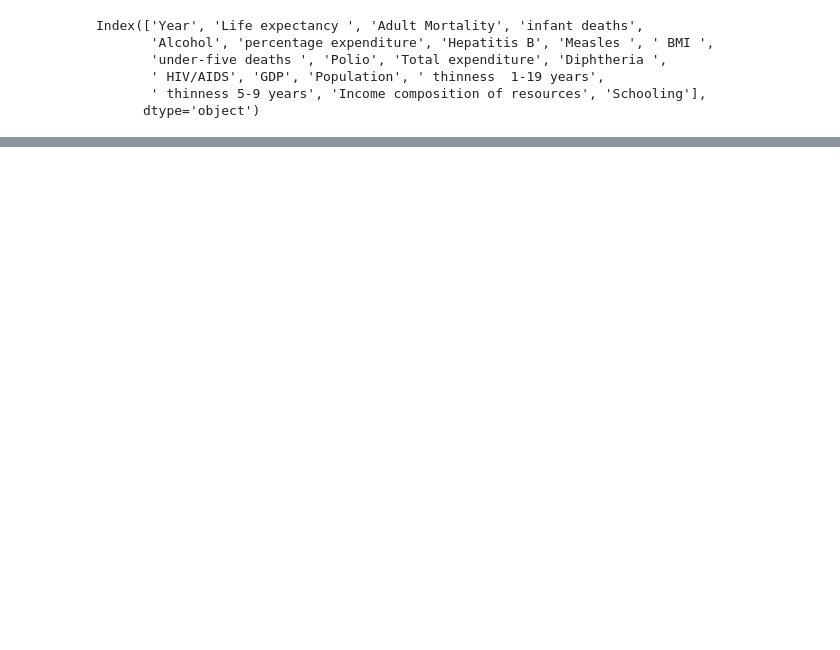
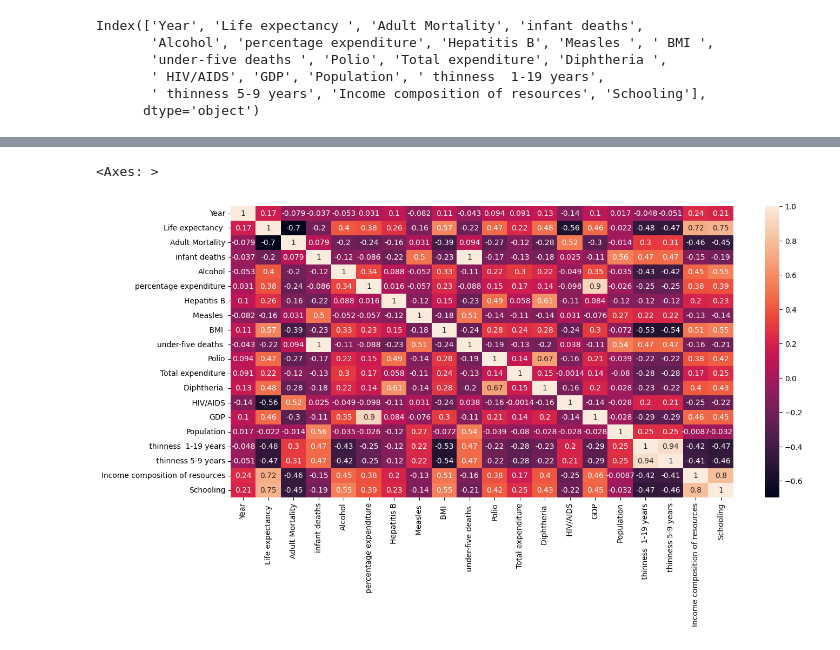
Before and after one commit to ANalystThunyiswa/data_cleaning, a Jupyter notebook: 00-data_cleaning/data_cleaning_preprocessing.ipynb, the cells around one changed output, grey strips where cells are left out. Cells and saved outputs as stored; diff of their text form; code cells hidden in the pictures; blank space fills up the shorter version.

```diff
--- a/00-data_cleaning/data_cleaning_preprocessing.ipynb
+++ b/00-data_cleaning/data_cleaning_preprocessing.ipynb
@@ -199,0 +257,9 @@ for col in ['Year', 'Adult Mortality', 'infant deaths',
+# %%
+# correlation with heatmap to interpret the ralation and multicoliniarity
+s = df.select_dtypes(include='number').corr()
+
+plt.figure(figsize=(15,7))
+sns.heatmap(s, annot=True)
+# %% [output]
+<Axes: >
+[figure, added]
```
Also changed, not shown: parts of 6 cells of this notebook.
